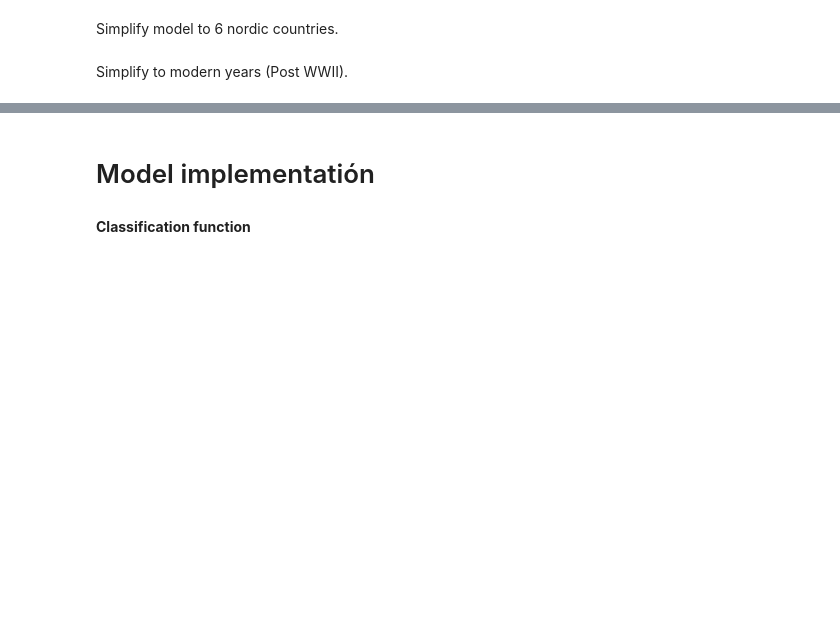
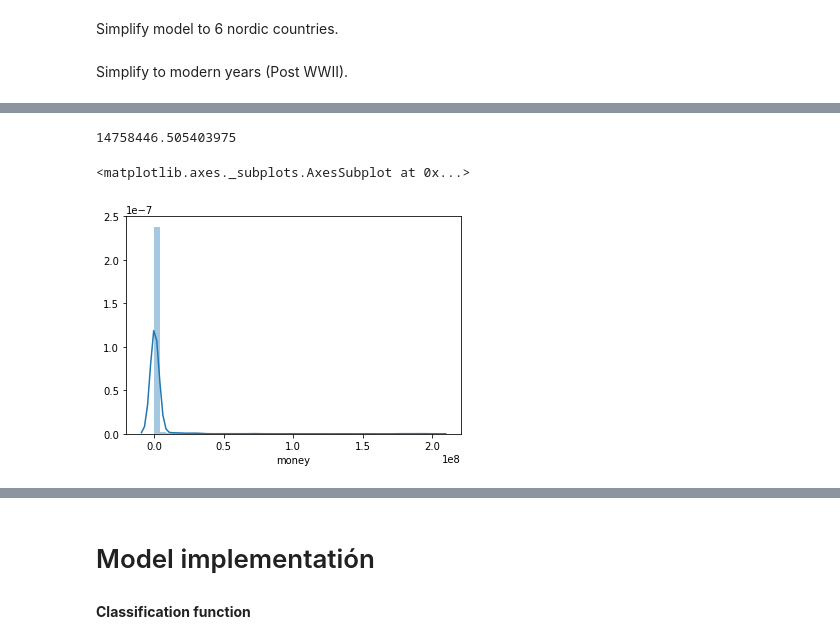
Before and after one commit to gen1897/Economical-Crisis-Prediction, a Jupyter notebook: Model.ipynb, the cells around one changed output, grey strips where cells are left out. Cells and saved outputs as stored; diff of their text form; code cells hidden in the pictures; blank space fills up the shorter version.

```diff
--- a/Model.ipynb
+++ b/Model.ipynb
@@ -143,0 +200,7 @@ df = df[df["year"] > 1949]
+# %%
+print(log_df["money"].std())
+sns.distplot(log_df["money"])
+# %% [output]
+14758446.505403975
+<matplotlib.axes._subplots.AxesSubplot at 0x...>
+[figure, added]
```
Also changed, not shown: parts of 21 cells of this notebook.
